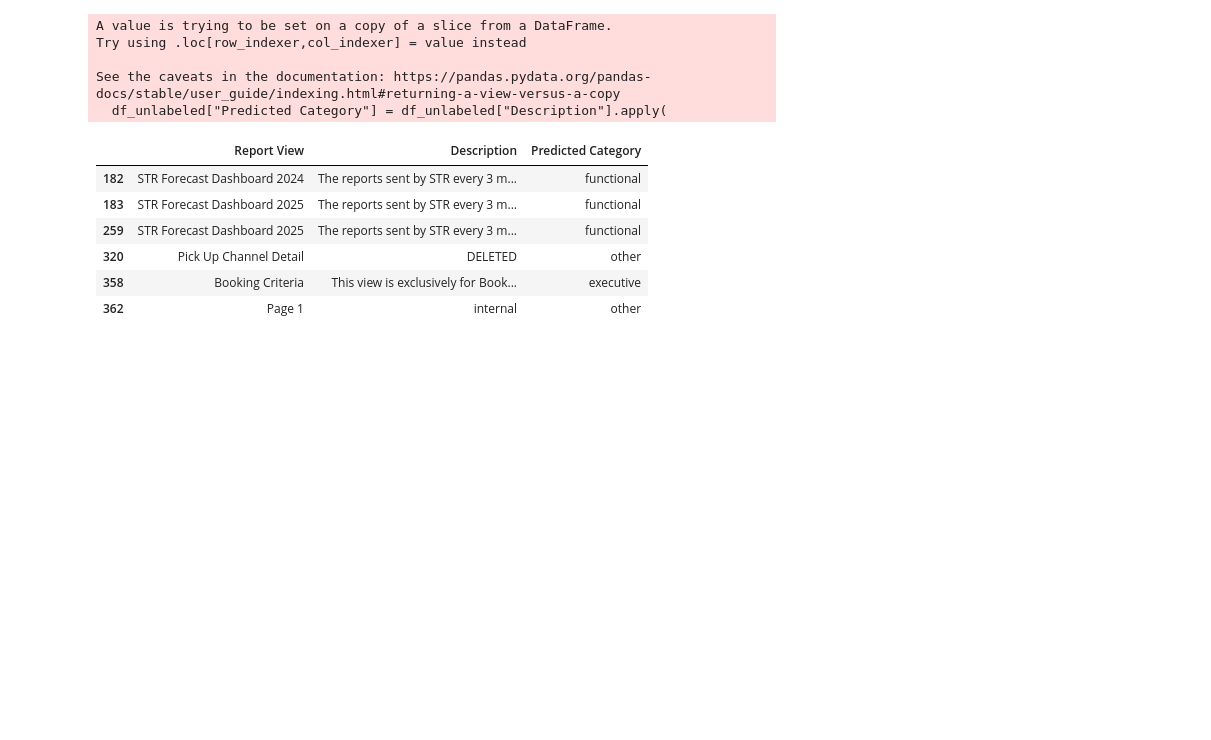
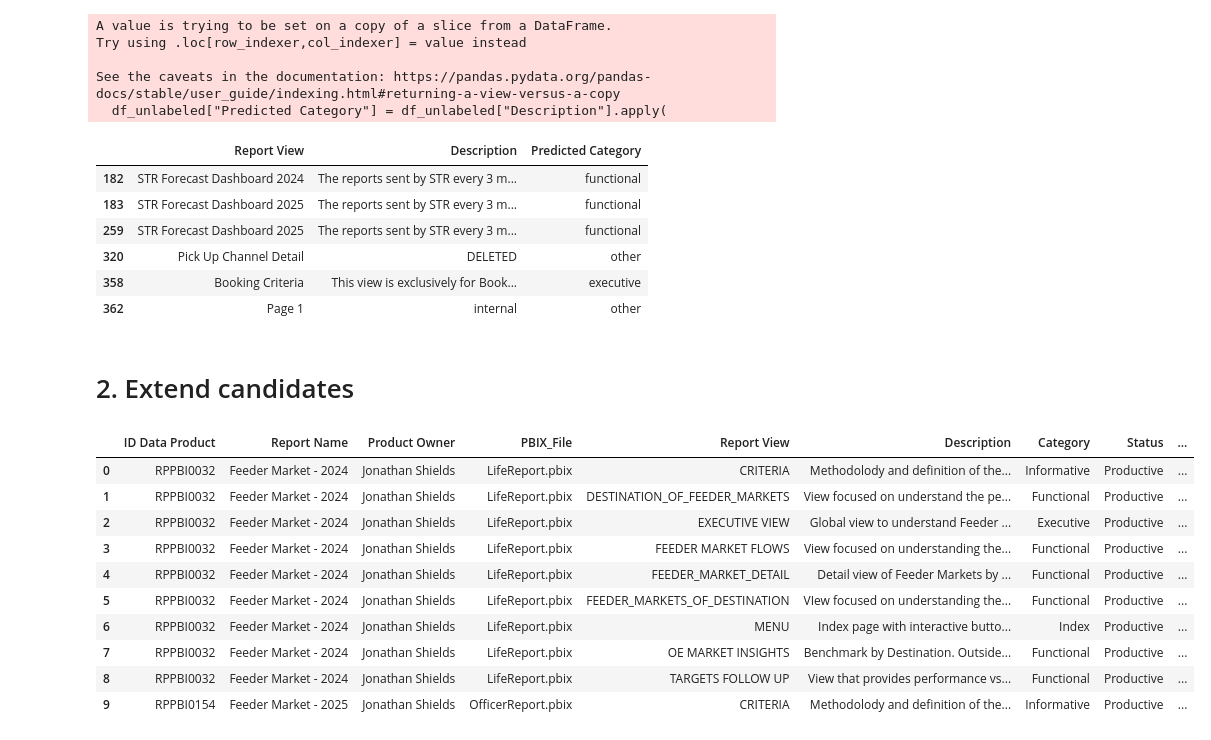
Before and after one commit to cbadenes/semantic-report-search, a Jupyter notebook: data/analysis/31_zeroshot_classification.ipynb, the cells around one changed output. Cells and saved outputs as stored; diff of their text form; code cells hidden in the pictures; blank space fills up the shorter version.

```diff
--- a/data/analysis/31_zeroshot_classification.ipynb
+++ b/data/analysis/31_zeroshot_classification.ipynb
@@ -96,3 +96,28 @@ See the caveats in the documentation: https://pandas.pydata.org/pandas-docs/stab
 # %%
 # Save Results
 df_unlabeled_sample.to_csv("views_with_predicted_categories_zeroshot.csv", index=False)
+# %% [markdown]
+# 2. Extend candidates
+# %%
+# Construir el texto concatenando campos relevantes
+df["TextToClassify"] = (
+    df["Report View"].fillna("").astype(str).str.strip() + " - " +
+    df["Report Name"].fillna("").astype(str).str.strip() + " - " +
+    df["Description"].fillna("").astype(str).str.strip()
+)
+
+df_extended_sample = df.head(10).copy()
+
+df_extended_sample.head(10)
+# %% [output]
+|  | ID Data Product | Report Name | Product Owner | PBIX_File | Report View | Description | Category | Status | ... |
+| 0 | RPPBI0032 | Feeder Market - 2024 | Jonathan Shields | LifeReport.pbix | CRITERIA | Methodolody and definition of the... | Informative | Productive | ... |
+| 1 | RPPBI0032 | Feeder Market - 2024 | Jonathan Shields | LifeReport.pbix | DESTINATION_OF_FEEDER_MARKETS | View focused on understand the pe... | Functional | Productive | ... |
+| 2 | RPPBI0032 | Feeder Market - 2024 | Jonathan Shields | LifeReport.pbix | EXECUTIVE VIEW | Global view to understand Feeder ... | Executive | Productive | ... |
+| 3 | RPPBI0032 | Feeder Market - 2024 | Jonathan Shields | LifeReport.pbix | FEEDER MARKET FLOWS | View focused on understanding the... | Functional | Productive | ... |
+| 4 | RPPBI0032 | Feeder Market - 2024 | Jonathan Shields | LifeReport.pbix | FEEDER_MARKET_DETAIL | Detail view of Feeder Markets by ... | Functional | Productive | ... |
+| 5 | RPPBI0032 | Feeder Market - 2024 | Jonathan Shields | LifeReport.pbix | FEEDER_MARKETS_OF_DESTINATION | VIew focused on understanding the... | Functional | Productive | ... |
+| 6 | RPPBI0032 | Feeder Market - 2024 | Jonathan Shields | LifeReport.pbix | MENU | Index page with interactive butto... | Index | Productive | ... |
+| 7 | RPPBI0032 | Feeder Market - 2024 | Jonathan Shields | LifeReport.pbix | OE MARKET INSIGHTS | Benchmark by Destination. Outside... | Functional | Productive | ... |
+| 8 | RPPBI0032 | Feeder Market - 2024 | Jonathan Shields | LifeReport.pbix | TARGETS FOLLOW UP | View that provides performance vs... | Functional | Productive | ... |
+| 9 | RPPBI0154 | Feeder Market - 2025 | Jonathan Shields | OfficerReport.pbix | CRITERIA | Methodolody and definition of the... | Informative | Productive | ... |
```
Also changed, not shown: parts of 1 cell of this notebook.
